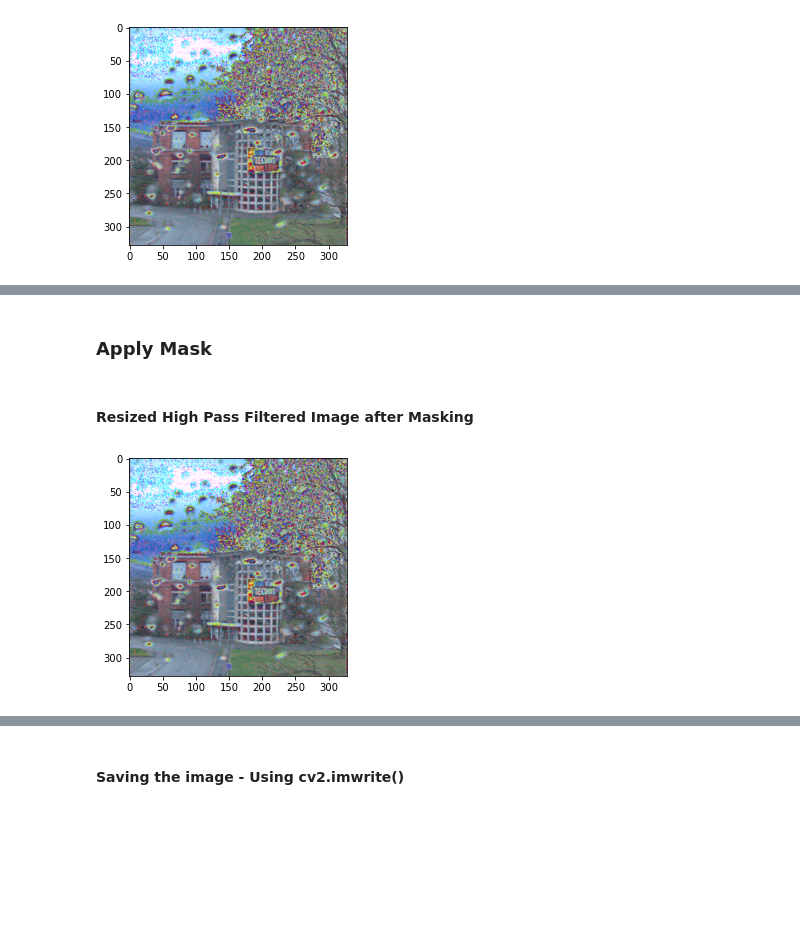
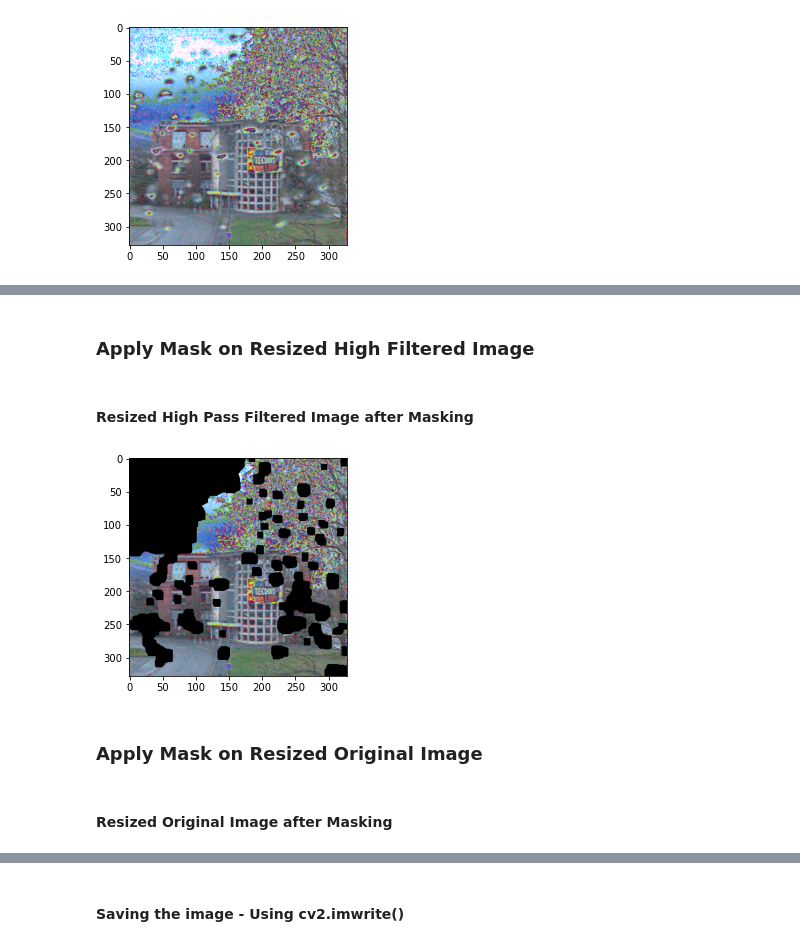
Before and after one commit to Baneeishaque/Raindrop-Removal-With-Light-Field-Image-Using-Image-Inpainting, a Jupyter notebook: main.ipynb, the cells around one changed output, grey strips where cells are left out. Saved outputs shown, nothing was run; the diff lists cells and outputs as text; code cells hidden in the pictures; blank space fills up the shorter version.

```diff
--- a/main.ipynb
+++ b/main.ipynb
@@ -121,0 +151,4 @@ plt.show()
+# %%
+invertedBinaryDepthMapImageWithClosingAndOpening = cv.morphologyEx(invertedBinaryDepthMapImageWithClosing,
+                                                                   cv.MORPH_OPEN, kernel)
+# cv.imshow("Binary Image of Depth Map after Closing & Opening", binaryDepthMapImageWithClosingAndOpening)
@@ -121,0 +164,5 @@ plt.show()
+# %%
+invertedBinaryDepthMapImageWithClosingOpeningAndErosion = cv.erode(invertedBinaryDepthMapImageWithClosingAndOpening,
+                                                                   kernel,
+                                                                   iterations=1)
+# cv.imshow("Binary Image of Depth Map after Closing, Opening & Erosion", binaryDepthMapImageWithClosingOpeningAndErosion)
@@ -122,10 +176,11 @@ plt.show()
 # %% [markdown]
 ### Resizing High Pass Filtered Image
 # %%
-binaryDepthMapImageWithClosingOpeningAndErosionHeight, binaryDepthMapImageWithClosingOpeningAndErosionWidth = binaryDepthMapImageWithClosingOpeningAndErosion.shape[
-                                                                                                              :2]
+invertedBinaryDepthMapImageWithClosingOpeningAndErosionHeight, invertedBinaryDepthMapImageWithClosingOpeningAndErosionWidth = invertedBinaryDepthMapImageWithClosingOpeningAndErosion.shape[
+                                                                                                                              :2]
 
 resizedHighPassFilteredImage = cv.resize(highPassFilteredImage, (
-    binaryDepthMapImageWithClosingOpeningAndErosionWidth, binaryDepthMapImageWithClosingOpeningAndErosionHeight),
+    invertedBinaryDepthMapImageWithClosingOpeningAndErosionWidth,
+    invertedBinaryDepthMapImageWithClosingOpeningAndErosionHeight),
                                          interpolation=cv.INTER_AREA)
 # cv.imshow("High Pass Filtered Image after Resize", resizedHighPassFilteredImage)
@@ -139,13 +208,15 @@ plt.show()
 # %% [markdown]
-### Apply Mask
+### Apply Mask on Resized High Filtered Image
 # %%
-maskedHighPassFilteredImage = cv.bitwise_and(resizedHighPassFilteredImage, resizedHighPassFilteredImage,
-                                             mask=binaryDepthMapImageWithClosingOpeningAndErosion)
+maskedHighPassFilteredResizedImage = cv.bitwise_and(resizedHighPassFilteredImage, resizedHighPassFilteredImage,
+                                                    mask=binaryDepthMapImageWithClosingOpeningAndErosion)
 # cv.imshow("Resized High Pass Filtered Image after Masking", maskedHighPassFilteredImage)
 # %% [markdown]
 #### Resized High Pass Filtered Image after Masking
 # %%
-plt.imshow(cv.cvtColor(resizedHighPassFilteredImage, cv.COLOR_BGR2RGB))
+plt.imshow(cv.cvtColor(maskedHighPassFilteredResizedImage, cv.COLOR_BGR2RGB))
 plt.show()
 # %% [output]
-[figure, old version]
+[figure, new version]
+# %% [markdown]
+### Apply Mask on Resized Original Image
@@ -151,0 +227,2 @@ plt.show()
+# %% [markdown]
+#### Resized Original Image after Masking
```
Also changed, not shown: parts of 41 cells of this notebook, 5 other files.
